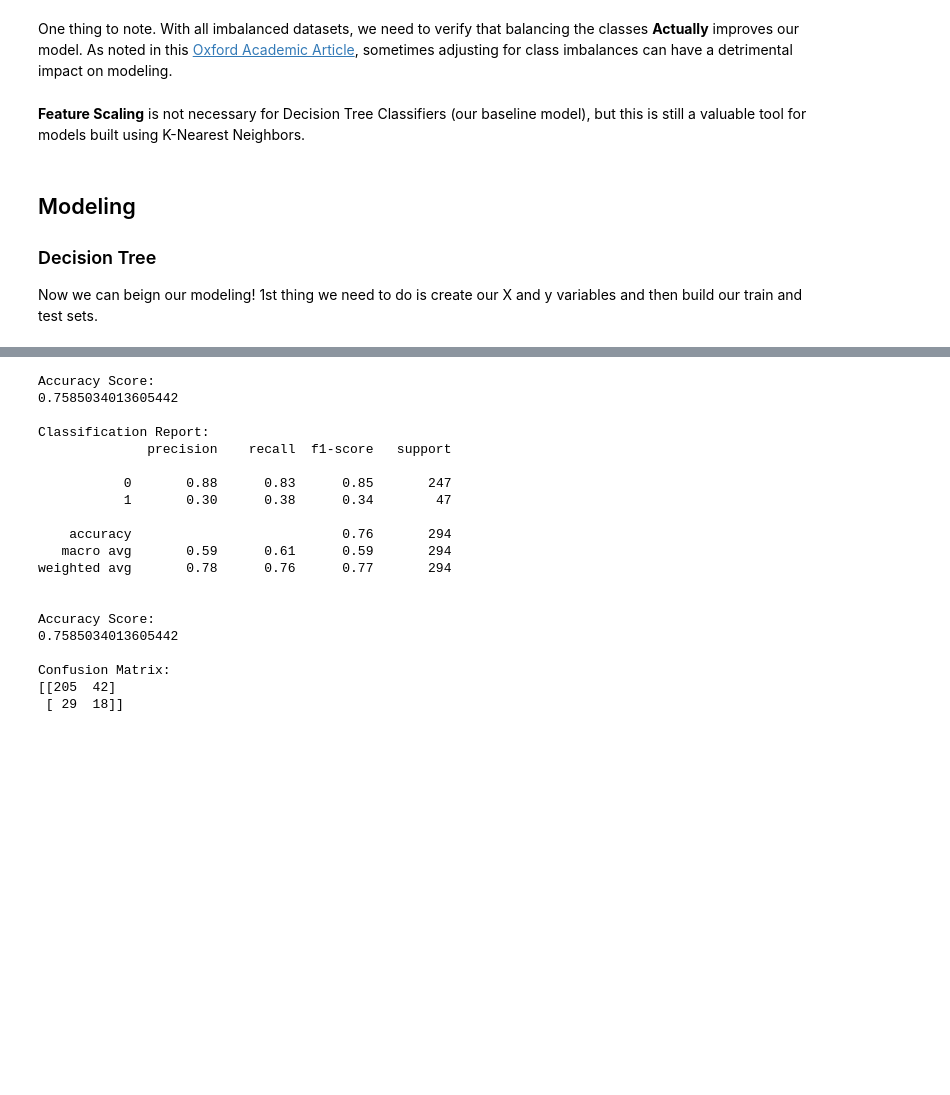
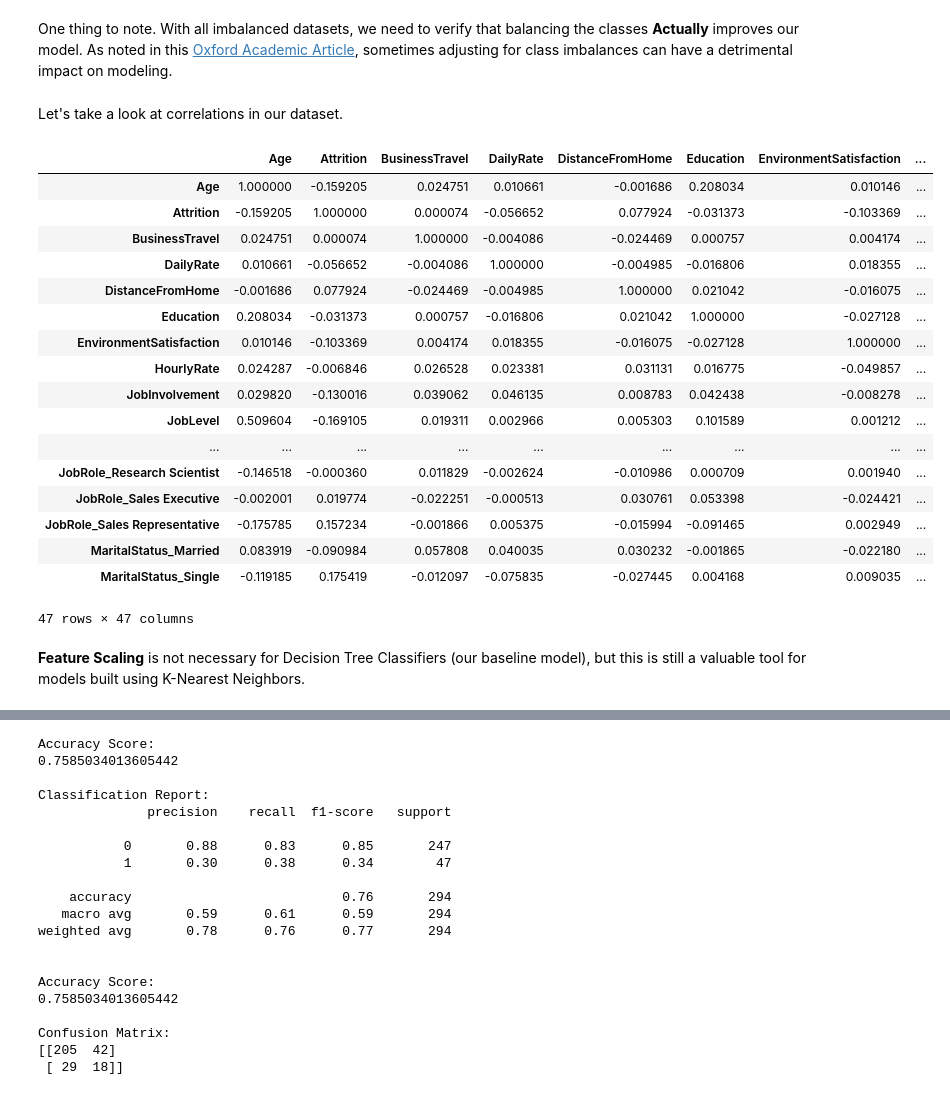
Before and after one commit to byrdwcrawford/HR_Analytics, a Jupyter notebook: HR_Model_Final.ipynb, the cells around one changed output, grey strips where cells are left out. Saved outputs shown, nothing was run; the diff lists cells and outputs as text; code cells hidden in the pictures; blank space fills up the shorter version.

```diff
--- a/HR_Model_Final.ipynb
+++ b/HR_Model_Final.ipynb
@@ -650,10 +650,28 @@ numeric_columns = numeric_columns.drop('Attrition', errors='ignore')  # Exclude
 
 # Apply the scaler to the numeric columns
 df_cleaned[numeric_columns] = scaler.fit_transform(df_cleaned[numeric_columns])
+# %% [markdown]
+Let's take a look at correlations in our dataset.
+# %%
+df_cleaned.corr()
+# %% [output]
+|  | Age | Attrition | BusinessTravel | DailyRate | DistanceFromHome | Education | EnvironmentSatisfaction | ... |
+| Age | 1.000000 | -0.159205 | 0.024751 | 0.010661 | -0.001686 | 0.208034 | 0.010146 | ... |
+| Attrition | -0.159205 | 1.000000 | 0.000074 | -0.056652 | 0.077924 | -0.031373 | -0.103369 | ... |
+| BusinessTravel | 0.024751 | 0.000074 | 1.000000 | -0.004086 | -0.024469 | 0.000757 | 0.004174 | ... |
+| DailyRate | 0.010661 | -0.056652 | -0.004086 | 1.000000 | -0.004985 | -0.016806 | 0.018355 | ... |
+| DistanceFromHome | -0.001686 | 0.077924 | -0.024469 | -0.004985 | 1.000000 | 0.021042 | -0.016075 | ... |
+| Education | 0.208034 | -0.031373 | 0.000757 | -0.016806 | 0.021042 | 1.000000 | -0.027128 | ... |
+| EnvironmentSatisfaction | 0.010146 | -0.103369 | 0.004174 | 0.018355 | -0.016075 | -0.027128 | 1.000000 | ... |
+| HourlyRate | 0.024287 | -0.006846 | 0.026528 | 0.023381 | 0.031131 | 0.016775 | -0.049857 | ... |
+| JobInvolvement | 0.029820 | -0.130016 | 0.039062 | 0.046135 | 0.008783 | 0.042438 | -0.008278 | ... |
+| JobLevel | 0.509604 | -0.169105 | 0.019311 | 0.002966 | 0.005303 | 0.101589 | 0.001212 | ... |
+| ... | ... | ... | ... | ... | ... | ... | ... | ... |
+| JobRole_Research Scientist | -0.146518 | -0.000360 | 0.011829 | -0.002624 | -0.010986 | 0.000709 | 0.001940 | ... |
+| JobRole_Sales Executive | -0.002001 | 0.019774 | -0.022251 | -0.000513 | 0.030761 | 0.053398 | -0.024421 | ... |
+| JobRole_Sales Representative | -0.175785 | 0.157234 | -0.001866 | 0.005375 | -0.015994 | -0.091465 | 0.002949 | ... |
+| MaritalStatus_Married | 0.083919 | -0.090984 | 0.057808 | 0.040035 | 0.030232 | -0.001865 | -0.022180 | ... |
+| MaritalStatus_Single | -0.119185 | 0.175419 | -0.012097 | -0.075835 | -0.027445 | 0.004168 | 0.009035 | ... |
+47 rows × 47 columns
 # %% [markdown]
 **Feature Scaling** is not necessary for Decision Tree Classifiers (our baseline model), but this is still a valuable tool for models built using K-Nearest Neighbors.
-# %% [markdown]
-## Modeling
-### Decision Tree
-
-Now we can beign our modeling!  1st thing we need to do is create our X and y variables and then build our train and test sets.
```
Also changed, not shown: parts of 31 cells of this notebook.
